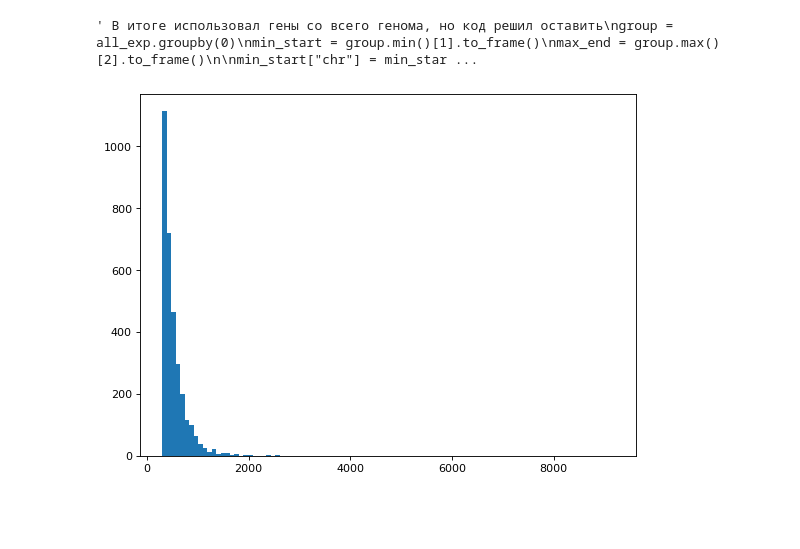
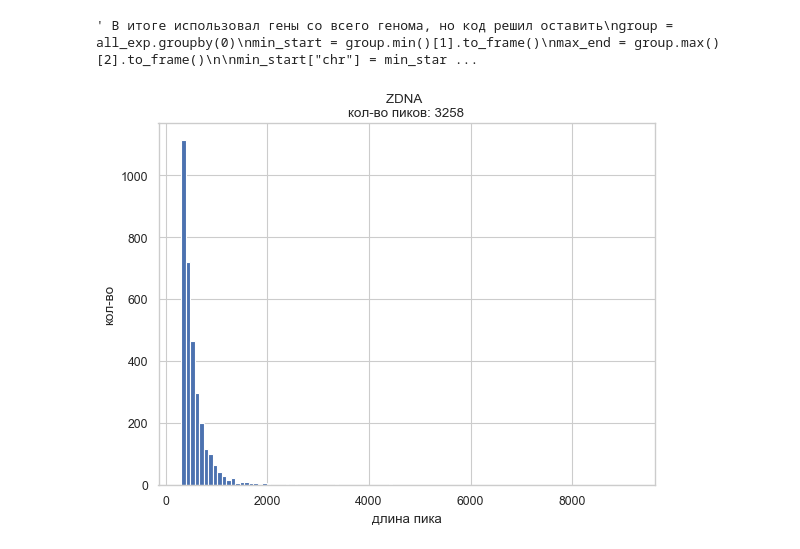
Before and after one commit to Melnikovartem/hse21_H3K36me3_ZDNA_mouse, a Jupyter notebook: src/Untitled.ipynb, the cells around one changed output. Drawn from its saved outputs; the diff is of its cells as text; code cells hidden in the pictures; blank space fills up the shorter version.

Commit message:
better graph

```diff
--- a/src/Untitled.ipynb
+++ b/src/Untitled.ipynb
@@ -2,6 +2,8 @@
 import pandas as pd
 import matplotlib.pyplot as plt
 import numpy as np
+import seaborn as sns
+sns.set_theme(style="whitegrid")
 # %%
 # genes = pd.read_csv('../data/genes.bed', sep='\t', comment='t', header=None)
 # %%
@@ -38,0 +28,10 @@ plt.savefig('../img/' + exp + '_filter.png')
+# %%
+def hhist(df1, mode, expp):
+    plt.figure(figsize=(8, 6), dpi=80)
+    plt.hist(df1.len, bins = 100)
+    plt.xlabel("длина пика")
+    plt.ylabel("кол-во")
+    plt.title(expp + ' ' + mode + '\nкол-во пиков: ' + str(df1.shape[0]))
+    if len(mode):
+        mode = "_" + mode
+    plt.savefig('../img/' + expp + mode + '.png')
@@ -95,11 +98,9 @@ for index, row in region.iterrows():
 # %%
 df = pd.read_csv('../data/mouseZ-DNA1.bed', sep='\t', comment='t', header=None)
 df["len"] = df[2] - df[1]
-plt.figure(figsize=(8, 6), dpi=80)
-plt.hist(df.len, bins = 100)
-plt.savefig('../img/ZDNA.png')
+hhist(df, "", "ZDNA")
 # %% [output]
-[figure, old version]
+[figure, new version]
 # %%
 df = pd.read_csv('../data/genes_intersect.bed', sep='\t', comment='t', header=None)
 # %%
```
Also changed, not shown: parts of 8 cells of this notebook, 10 other files.
